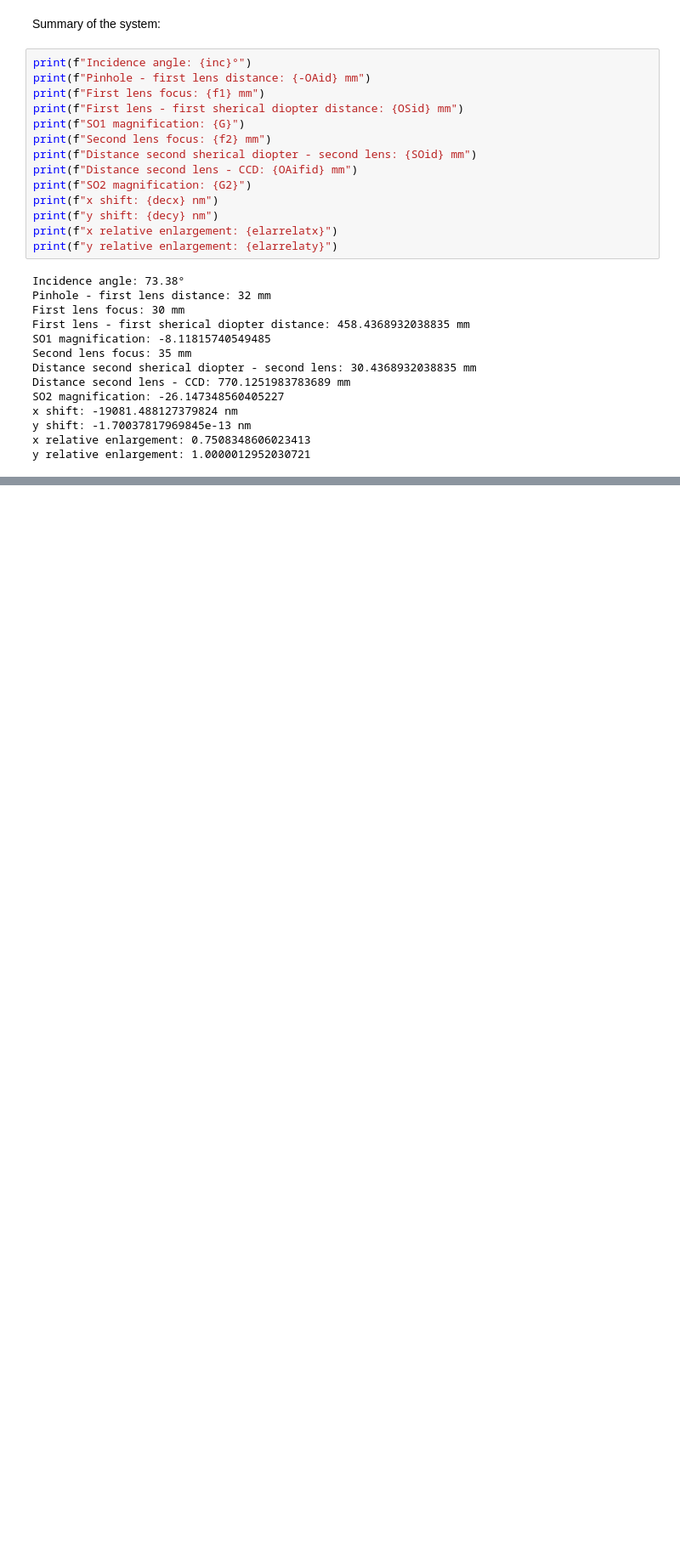
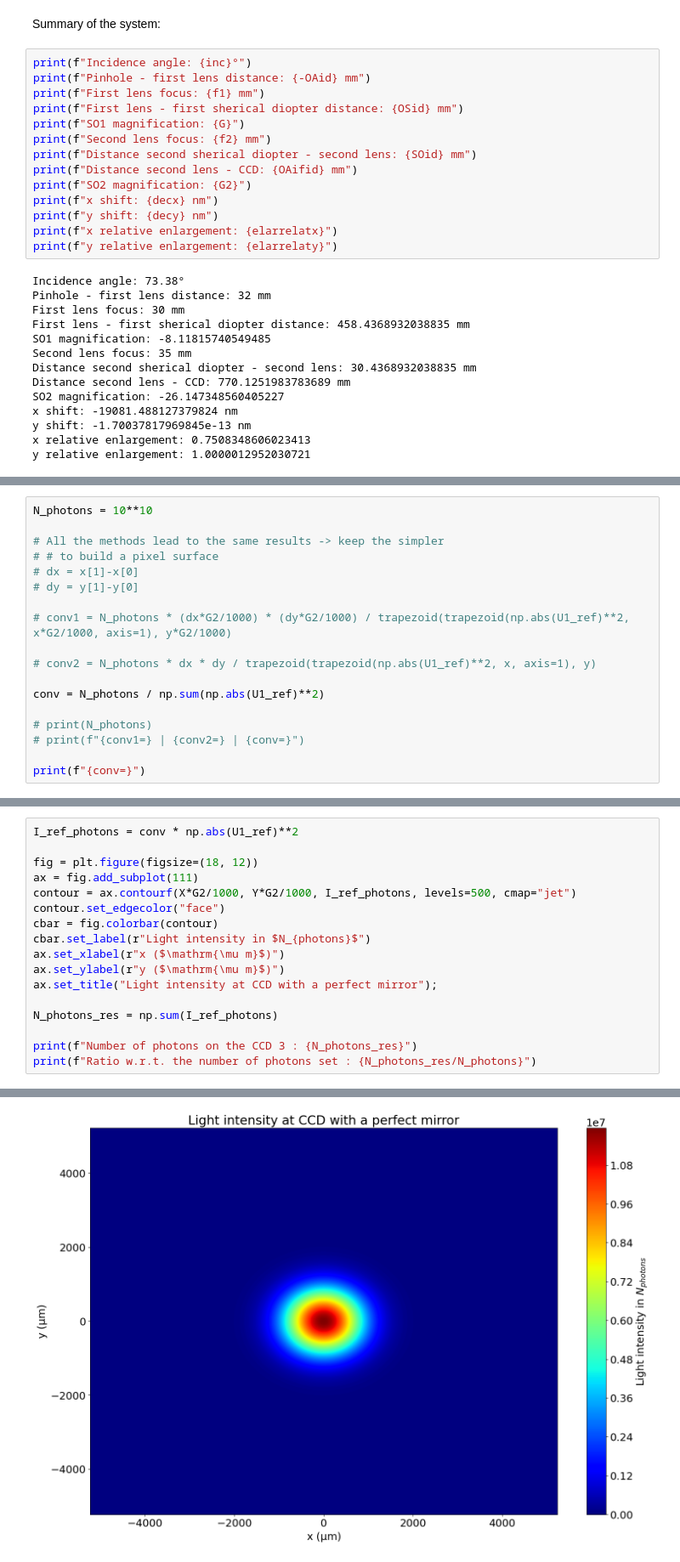
Before and after one commit to Tristan63170/Interferometric_Reflectivity_Dip, a Jupyter notebook: with_water/full_system.ipynb, the cells around one changed output, grey strips where cells are left out. Shown at 85% size. Cells and saved outputs as stored; diff of their text form; blank space fills up the shorter version.

```diff
--- a/with_water/full_system.ipynb
+++ b/with_water/full_system.ipynb
@@ -489,0 +539,18 @@ y relative enlargement: 1.0000012952030721
+# %%
+N_photons = 10**10
+
+# All the methods lead to the same results -> keep the simpler
+# # to build a pixel surface
+# dx = x[1]-x[0]
+# dy = y[1]-y[0]
+
+# conv1 = N_photons * (dx*G2/1000) * (dy*G2/1000) / trapezoid(trapezoid(np.abs(U1_ref)**2, x*G2/1000, axis=1), y*G2/1000)
+
+# conv2 = N_photons * dx * dy / trapezoid(trapezoid(np.abs(U1_ref)**2, x, axis=1), y)
+
+conv = N_photons / np.sum(np.abs(U1_ref)**2)
+
+# print(N_photons)
+# print(f"{conv1=} | {conv2=} | {conv=}")
+
+print(f"{conv=}")
@@ -489,0 +561,18 @@ y relative enlargement: 1.0000012952030721
+# %%
+I_ref_photons = conv * np.abs(U1_ref)**2
+
+fig = plt.figure(figsize=(18, 12))
+ax = fig.add_subplot(111)
+contour = ax.contourf(X*G2/1000, Y*G2/1000, I_ref_photons, levels=500, cmap="jet")
+contour.set_edgecolor("face")
+cbar = fig.colorbar(contour)
+cbar.set_label(r"Light intensity in $N_{photons}$")
+ax.set_xlabel(r"x ($\mathrm{\mu m}$)")
+ax.set_ylabel(r"y ($\mathrm{\mu m}$)")
+ax.set_title("Light intensity at CCD with a perfect mirror");
+
+N_photons_res = np.sum(I_ref_photons)
+
+print(f"Number of photons on the CCD 3 : {N_photons_res}")
+print(f"Ratio w.r.t. the number of photons set : {N_photons_res/N_photons}")
+# %% [output]
@@ -489,0 +581 @@ y relative enlargement: 1.0000012952030721
+[figure, added]
```
Also changed, not shown: parts of 12 cells of this notebook.
